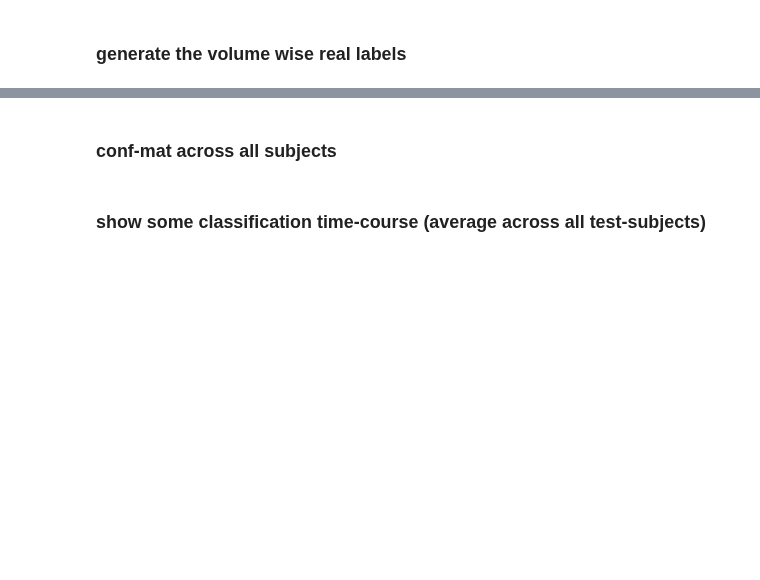
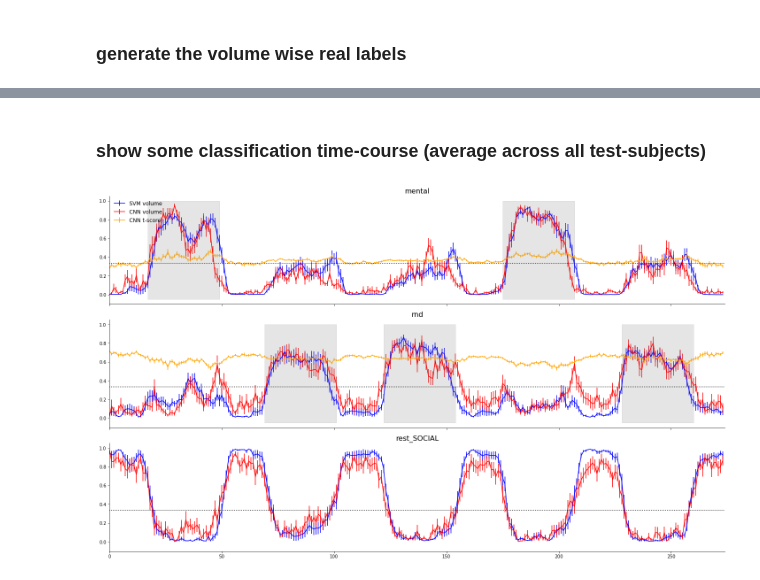
Before and after one commit to PhilippS893/thesis_code_and_analyses, a Jupyter notebook: 06_real-time_simulation/real-time_simulation.ipynb, the cells around one changed output, grey strips where cells are left out. Cells and saved outputs as stored; diff of their text form; code cells hidden in the pictures; blank space fills up the shorter version.

```diff
--- a/06_real-time_simulation/real-time_simulation.ipynb
+++ b/06_real-time_simulation/real-time_simulation.ipynb
@@ -237,0 +249,14 @@ accs
+# %%
+from scipy.stats import ttest_1samp
+accs = np.zeros((len(test_subs),3))
+
+for i in range(len(test_subs)):
+    accs[i, 0] = compute_accuracy(real, np.argmax(y_score[:, :, i], axis=1)) # SVM volumes
+    accs[i, 1] = compute_accuracy(real, predicted_volume[:, i]) # CNN volumes
+    accs[i, 2] = compute_accuracy(real, predicted_t[:, i]) # CNN t
+
+print(ttest_1samp(accs[:, 0]-accs[:, 1], 0))
+print(ttest_1samp(accs[:, 1]-accs[:, 2], 0))
+
+df = pd.DataFrame(accs.tolist(), columns=["svm", "cnn_vol", "cnn_t"])
+df.to_csv(f"stats/accs_{TASKID}_{PE}_w-rest.csv" if with_rest else f"stats/accs_{TASKID}_{PE}_wo-rest.csv", index=False)
@@ -258,50 +303,49 @@ print(f"Across subjects average classification accuracy over whole-time course f
-# %% [markdown]
-### conf-mat across all subjects
-# %%
-real_vec = np.tile(real, len(test_subs))
-pred_vec = predicted.flatten('F')
-
-fig, ax = plt.subplots()
-mat, _ = confusion_matrix(real_vec, pred_vec, model.config["class_labels"], ax=ax)
 # %% [markdown]
 ### show some classification time-course (average across all test-subjects)
 # %%
 import matplotlib.pyplot as plt
 
-fig, axes = plt.subplots(len(labels_of_interest),1, figsize=(20,10), sharex=True, sharey=True)
+fig, axes = plt.subplots(len(class_labels),1, figsize=(20,12), sharex=True, sharey=True)
 
-x = np.arange(len(predicted_t))*.72
+x = np.arange(len(y_score))*.72
 
 # the HRF peaks at about 4-6 seconds after the stimulus onset.
 bold_lag = 5
 
-mu_t = probs_t.mean(axis=2)
-sem_t = probs_t.std(axis=2)/np.sqrt(len(test_subs))
+mu_svm = y_score.mean(axis=2)
+sem_svm = y_score.std(axis=2)/(np.sqrt(len(test_subs)))
 
 mu_vol = probs_volume.mean(axis=2)
 sem_vol = probs_volume.std(axis=2)/np.sqrt(len(test_subs))
 
+mu_t = probs_t.mean(axis=2)
+sem_t = probs_t.std(axis=2)/np.sqrt(len(test_subs))
+
 ctr = 0
 for i, ax in enumerate(axes):
-    #ax.plot(predicted==indices[i], linewidth=2)
-    if i < 4:
-        ax.errorbar(np.arange(len(mu_t)), mu_t[:, i], sem_t[:,i], color='blue', zorder=1)
-    if i == 5:
-        ax.errorbar(np.arange(len(mu_t)), mu_t[:, i-1], sem_t[:,i-1], color='blue', zorder=1)
-    ax.errorbar(np.arange(len(mu_vol)), mu_vol[:, i], sem_vol[:,i], color='red', zorder=1)
-    if "rest" in labels_of_interest[i]:
+    ax.errorbar(np.arange(len(mu_svm)), mu_svm[:, i], sem_svm[:,i], color='blue', zorder=1, label="SVM volume")
+    ax.errorbar(np.arange(len(mu_vol)), mu_vol[:, i], sem_vol[:,i], color='red', zorder=1, label="CNN volume")
+    if i < len(class_labels)-1:
+            ax.errorbar(np.arange(len(mu_t)), mu_t[:, i], sem_t[:,i], color='orange', zorder=1, label="CNN t-score")
+    ax.axhline(1/len(class_labels), color="black", linestyle=":")
+    ax.set_title(class_labels[i])
+    if "rest" in class_labels[i]:
         pass
     else:
         onset = np.ceil(pd.read_table(ev_files[ctr], header=None)/.72)
         for j, on in enumerate(onset[0].values):
             rect=mpatches.Rectangle((on+bold_lag, -.05),onset[1].values[0], 1.05,
                         fill = True, alpha=.2,
-                        color = "red",
+                        color = "gray",
                         linewidth = 1)
             ax.add_patch(rect)
-            #ax.axvline(on+bold_lag, color='r')
-            #ax.axvline(on+onset[1].values[0]+bold_lag, color='r', linestyle="--")
         ctr+=1
-    ax.set_title(labels_of_interest[i])
+    ax.spines[["right", "top"]].set_visible(False)
+    ax.set_xlim([0, len(x)])
+    if i == 0:
+        ax.legend(loc="upper left", frameon=False)
+fig.tight_layout()
 
-fig.tight_layout()
+plt.savefig(f'figures/tc_{TASKID}_{PE}_w-rest.pdf' if with_rest else f'figures/tc_{TASKID}_{PE}_wo-rest.pdf', facecolor=fig.get_facecolor(), transparent=True)
+# %% [output]
+[figure, added]
```
Also changed, not shown: parts of 36 cells of this notebook, 25 other files.
